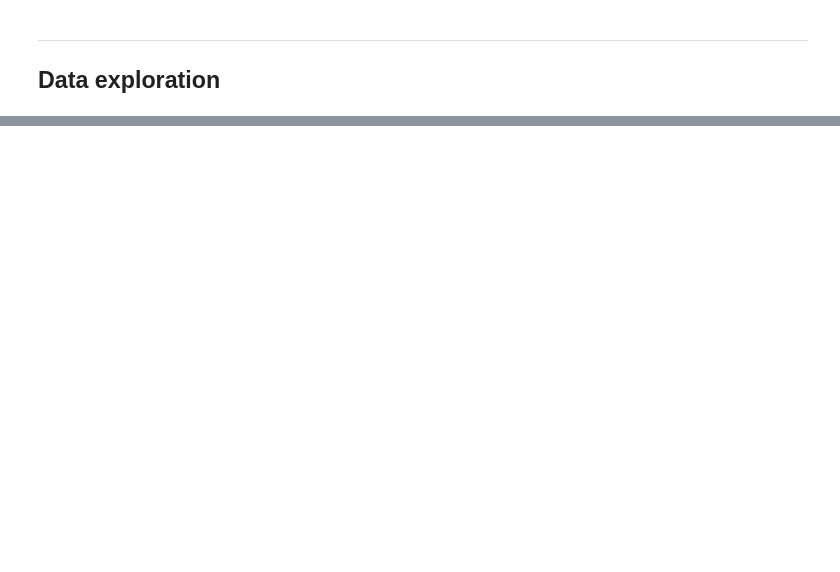
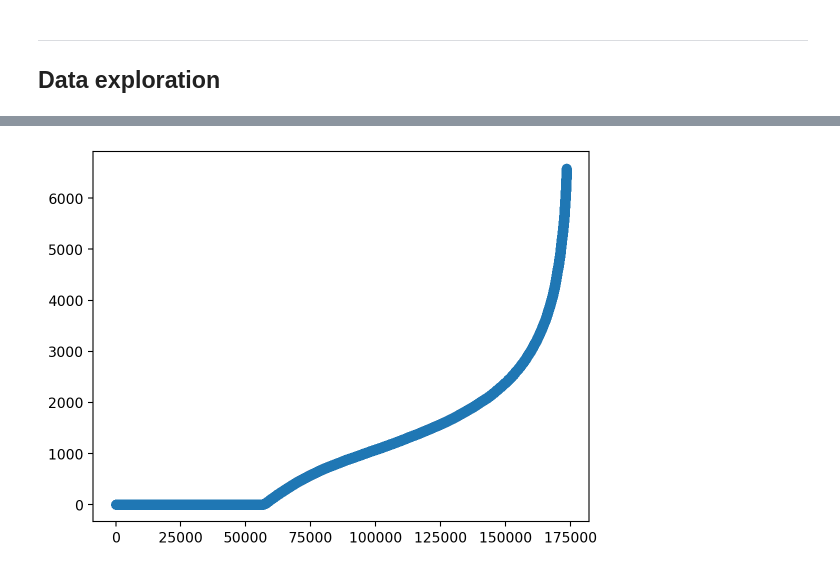
Before and after one commit to MarcelloCeresini/MusicGeneration, a Jupyter notebook: src/dataset.ipynb, the cells around one changed output, grey strips where cells are left out. Drawn from its saved outputs; the diff is of its cells as text; code cells hidden in the pictures; blank space fills up the shorter version.

```diff
--- a/src/dataset.ipynb
+++ b/src/dataset.ipynb
@@ -259,0 +201,4 @@ for i in arr:
+# %%
+plot_scatter_limit(stats["len_drums"], lim=-1000)
+# %% [output]
+[figure, added]
```
Also changed, not shown: parts of 30 cells of this notebook, 2 other files.
